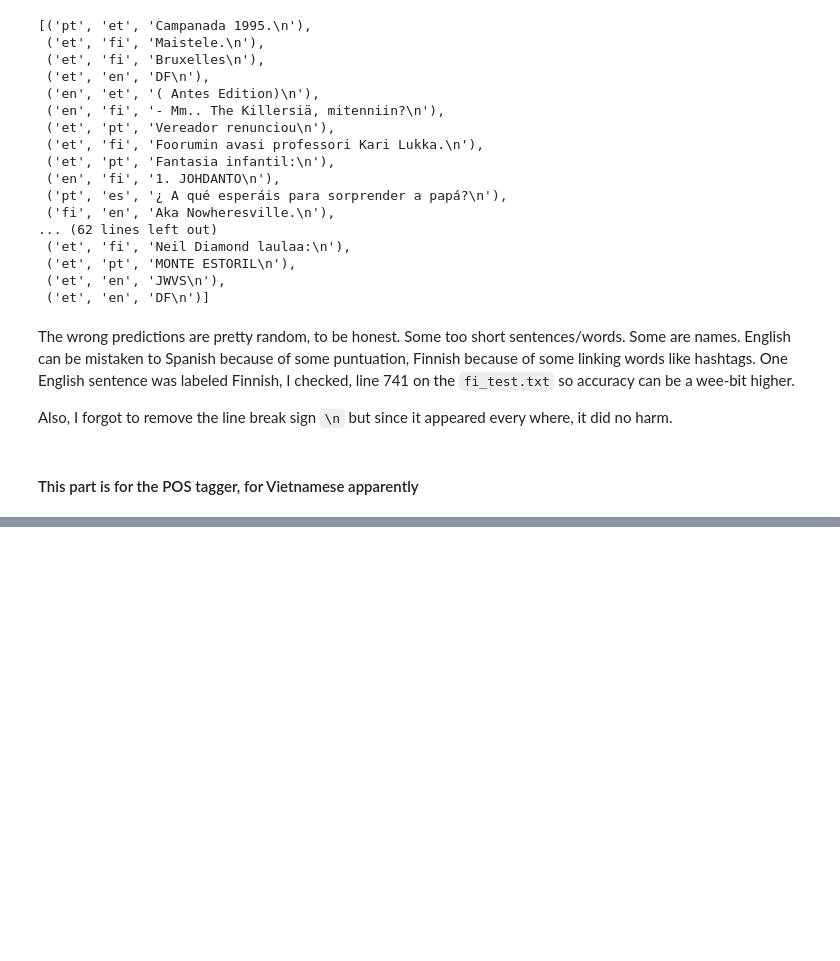
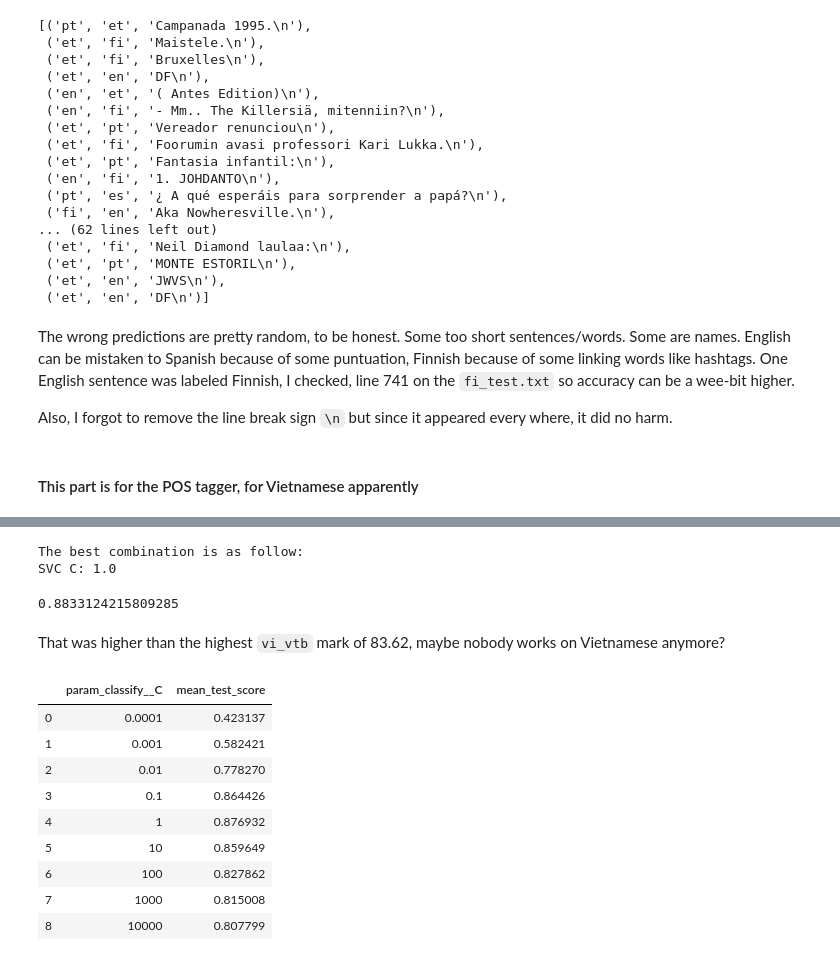
Before and after one commit to BaoCaiH/NLP_Exercise, a Jupyter notebook: NLP-Exercise.ipynb, the cells around one changed output, grey strips where cells are left out. Cells and saved outputs as stored; diff of their text form; code cells hidden in the pictures; blank space fills up the shorter version.

```diff
--- a/NLP-Exercise.ipynb
+++ b/NLP-Exercise.ipynb
@@ -1073,0 +1171,40 @@ vn_test[:2]
+# %%
+pipe_vn = Pipeline(
+    steps=[
+        (
+            'vectorize',
+            DictVectorizer()
+        ),
+        (
+            'classify',
+            LinearSVC(
+                C=0.0005,
+                verbose=1
+            )
+        )
+    ]
+)
+
+grid_param_vn = {
+    'classify__C': np.logspace(
+        -4, 4, 9
+    )
+}
+
+vn_pds = PredefinedSplit(
+    test_fold=[-1]*len(vn_label_train)+[0]*len(vn_label_val)
+)
+
+grid_vn = GridSearchCV(
+    pipe_vn,
+    grid_param_vn,
+#     cv=5,
+    cv=vn_pds,
+    n_jobs=4,
+    verbose=1
+)
+# %%
+grid_vn.fit(
+    vn_feature_train+vn_feature_val,
+    vn_label_train+vn_label_val
+)
@@ -1073,0 +1233,28 @@ vn_test[:2]
+# %%
+print('The best combination is as follow:')
+for param, value in grid_vn.best_params_.items():
+    if 'vectorize' in param:
+        print('vn {}: {}'.format(param[11:], value))
+    else:
+        print('SVC {}: {}'.format(param[10:], value))
+
+grid_vn.best_estimator_.score(vn_feature_test, vn_label_test)
+# %% [output]
+The best combination is as follow:
+SVC C: 1.0
+0.8833124215809285
+# %% [markdown]
+That was higher than the highest `vi_vtb` mark of 83.62, maybe nobody works on Vietnamese anymore?
+# %%
+pd.DataFrame(grid_vn.cv_results_)[['param_classify__C', 'mean_test_score']]
+# %% [output]
+|  | param_classify__C | mean_test_score |
+| 0 | 0.0001 | 0.423137 |
+| 1 | 0.001 | 0.582421 |
+| 2 | 0.01 | 0.778270 |
+| 3 | 0.1 | 0.864426 |
+| 4 | 1 | 0.876932 |
+| 5 | 10 | 0.859649 |
+| 6 | 100 | 0.827862 |
+| 7 | 1000 | 0.815008 |
+| 8 | 10000 | 0.807799 |
```
Also changed, not shown: parts of 12 cells of this notebook.
